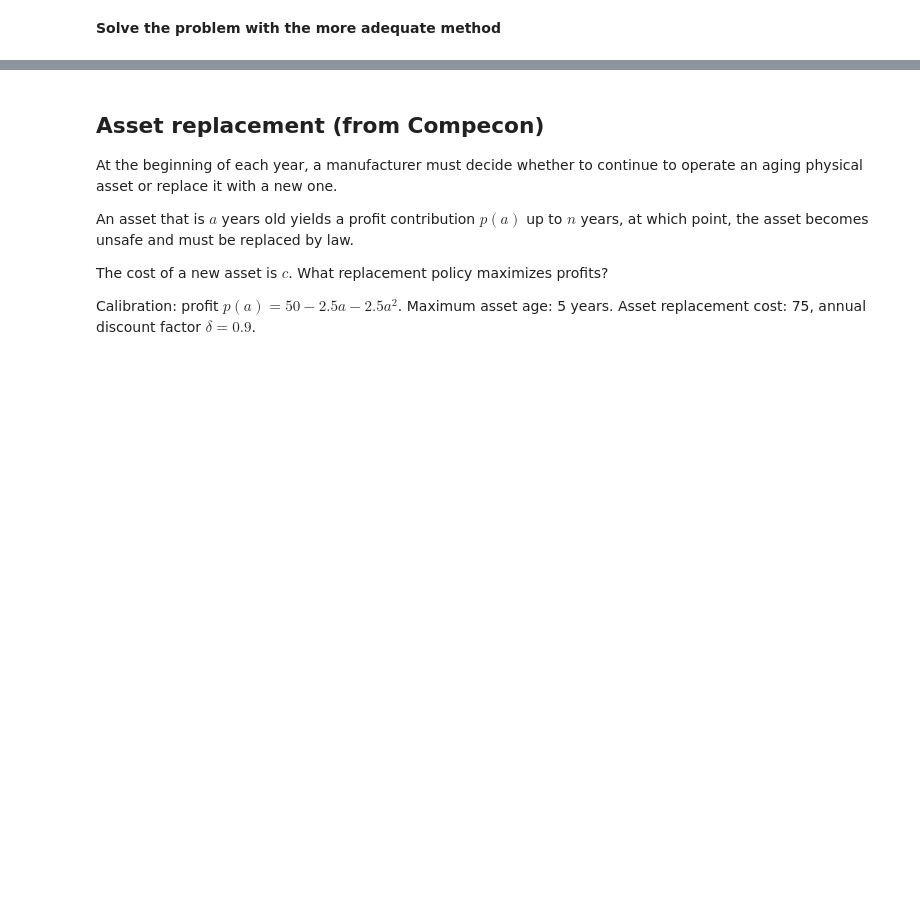
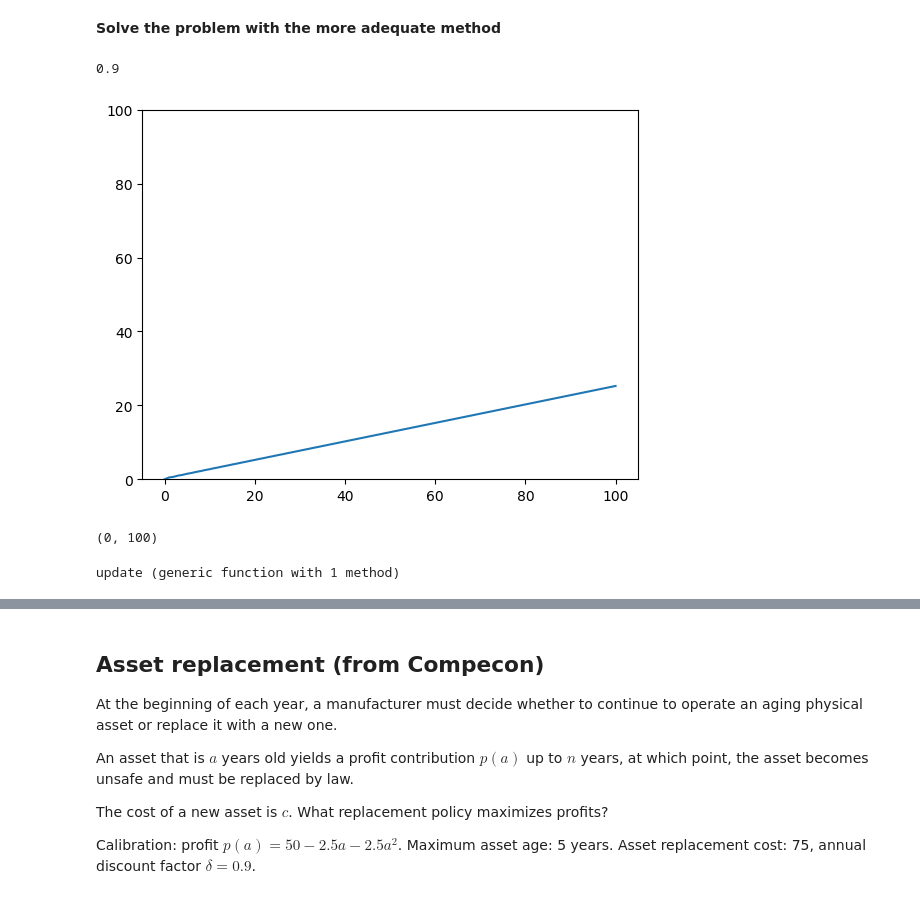
Before and after one commit to albop/eco309, a Jupyter notebook: notebooks/7_Discrete_Markov_Programs_tutorial.ipynb, the cells around one changed output, grey strips where cells are left out. Cells and saved outputs as stored; diff of their text form; code cells hidden in the pictures; blank space fills up the shorter version.

```diff
--- a/notebooks/7_Discrete_Markov_Programs_tutorial.ipynb
+++ b/notebooks/7_Discrete_Markov_Programs_tutorial.ipynb
@@ -119,2 +132,10 @@ __Define kind of problem, the state space, the actions, the reward function, and
 # %% [markdown]
 __Solve the problem with the more adequate method__
+# %%
+p = 1
+s0 = 100
+c(s,x) = x^2/(1+s)
+r(s,x) = p*x - c(s,x)
+δ = 0.9
+# %% [output]
+0.9
@@ -120,0 +146,10 @@ __Solve the problem with the more adequate method__
+# %%
+V_T1 = zeros(s0+1); # just to initialize
+for s in 0:(s0)
+#     for x in (0:s)
+#         # value of choosing x in state s
+#         v_x = r(s,x) + δ * V_T[1+s-x]
+#     end
+    v_s = maximum( [r(s,x) + δ * V_T[1+s-x] for x in (0:s)] )
+    V_T1[1+s] = v_s
+end
@@ -120,0 +158,21 @@ __Solve the problem with the more adequate method__
+# %%
+plot(V_T1)
+ylim(0,100)
+# %% [output]
+[figure, added]
+(0, 100)
+# %%
+function update(V_t)
+    V_t_m1 = zeros(s0+1); # just to initialize
+    for s in 0:(s0)
+    #     for x in (0:s)
+    #         # value of choosing x in state s
+    #         v_x = r(s,x) + δ * V_T[1+s-x]
+    #     end
+        v_s = maximum( [r(s,x) + δ * V_t[1+s-x] for x in (0:s)] )
+        V_t_m1[1+s] = v_s
+    end
+    return V_t_m1
+end
+# %% [output]
+update (generic function with 1 method)
```
Also changed, not shown: parts of 13 cells of this notebook, 3 other files.
